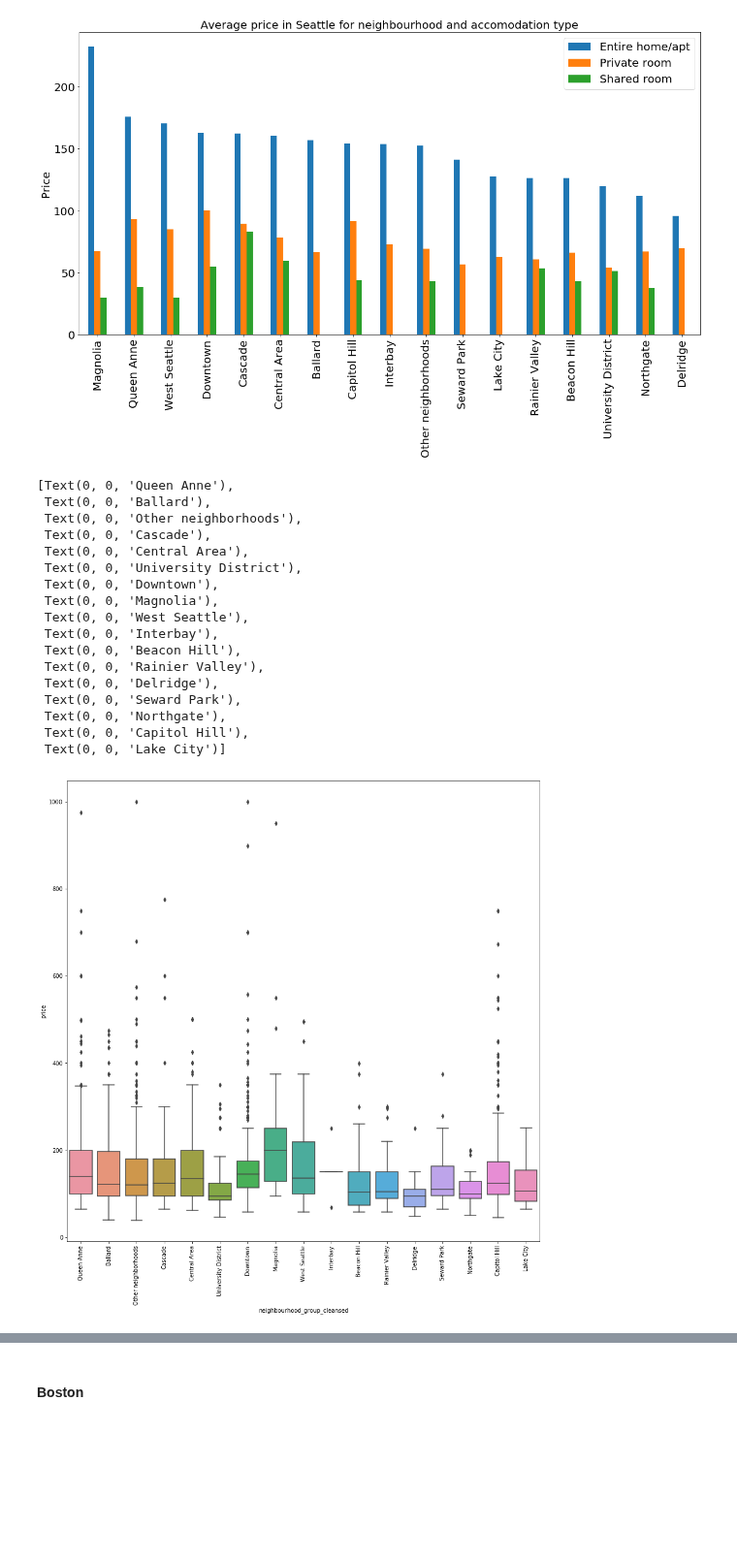
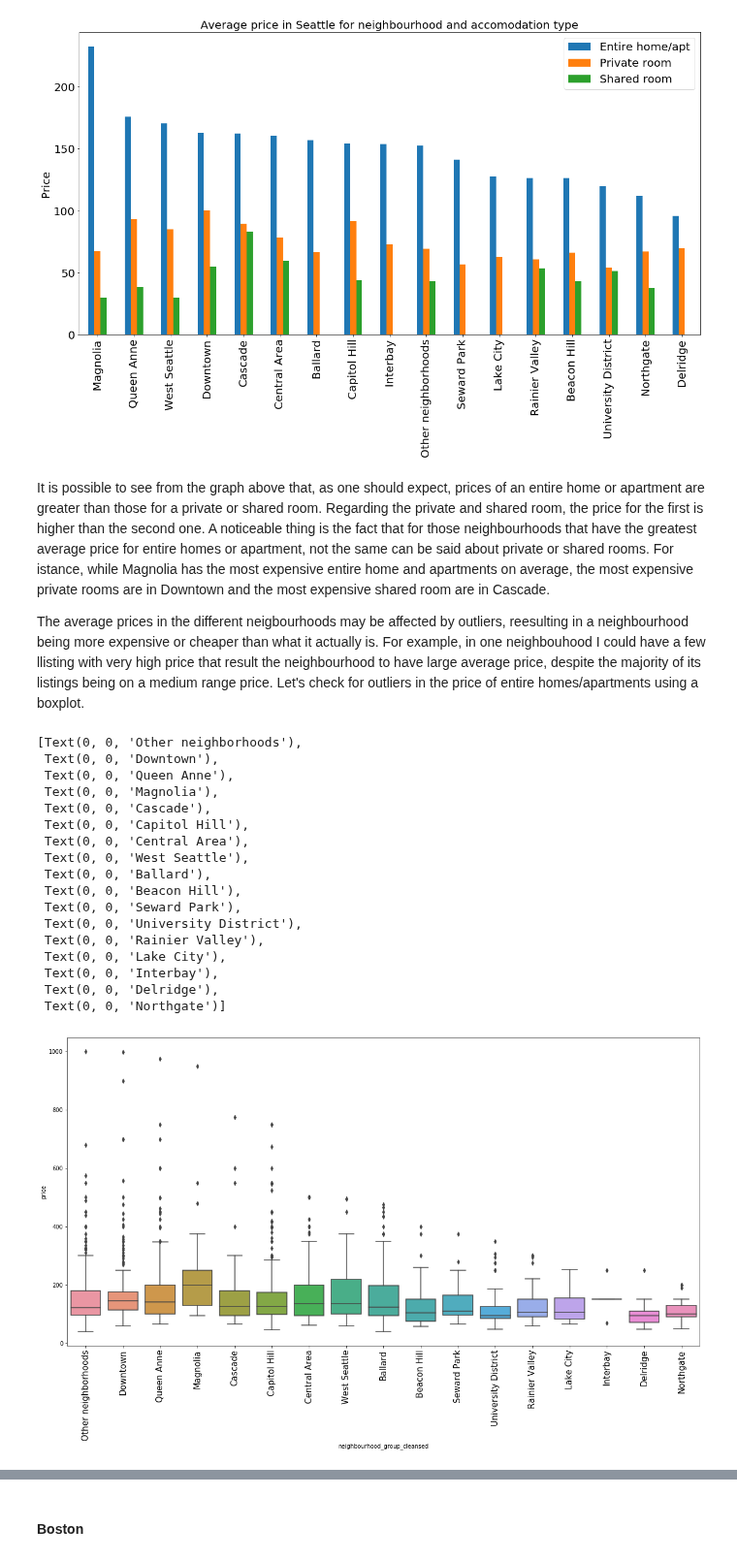
Before and after one commit to Duratorre/AirBnB-Data-Analysis, a Jupyter notebook: Analysis.ipynb, the cells around one changed output, grey strips where cells are left out. Shown at 97% size. Cells and saved outputs as stored; diff of their text form; code cells hidden in the pictures; blank space fills up the shorter version.

```diff
--- a/Analysis.ipynb
+++ b/Analysis.ipynb
@@ -392,32 +399,36 @@ plt.ylabel('Price', fontsize=20)
 # %% [output]
 Text(0, 0.5, 'Price')
 [figure]
+# %% [markdown]
+It is possible to see from the graph above that, as one should expect, prices of an entire home or apartment are greater than those for a private or shared room. Regarding the private and shared room, the price for the first is higher than the second one. A noticeable thing is the fact that for those neighbourhoods that have the greatest average price for entire homes or apartment, not the same can be said about private or shared rooms. For istance, while Magnolia has the most expensive entire home and apartments on average, the most expensive private rooms are in Downtown and the most expensive shared room are in Cascade.
+
+The average prices in the different neigbourhoods may be affected by outliers, reesulting in a neighbourhood being more expensive or cheaper than what it actually is. For example, in one neighbouhood I could have a few llisting with very high price that result the neighbourhood to have  large average price, despite the majority of its listings being on a medium range price. Let's check for outliers in the price of entire homes/apartments using a boxplot.
 # %%
-figure(figsize=(15,15))
+figure(figsize=(20,10))
 df_lis_box = df_lis_compare[df_lis_compare.room_type == 'Entire home/apt']
 #df_lis_box['neighbourhood'] = df_lis_box['neighbourhood_cleansed']
 
 ax = sns.boxplot(y='price', x='neighbourhood_group_cleansed',
-                 data=df_lis_box)
+                 data=df_lis_box.sort_values(by='price', ascending=False))
                  #palette="colorblind",
                  #hue='neighbourhood_cleansed')
-ax.set_xticklabels(ax.get_xticklabels(),rotation=90)
+ax.set_xticklabels(ax.get_xticklabels(), rotation=90, fontsize=15)
 # %% [output]
-[Text(0, 0, 'Queen Anne'),
+[Text(0, 0, 'Other neighborhoods'),
+ Text(0, 0, 'Downtown'),
+ Text(0, 0, 'Queen Anne'),
+ Text(0, 0, 'Magnolia'),
+ Text(0, 0, 'Cascade'),
+ Text(0, 0, 'Capitol Hill'),
+ Text(0, 0, 'Central Area'),
+ Text(0, 0, 'West Seattle'),
  Text(0, 0, 'Ballard'),
- Text(0, 0, 'Other neighborhoods'),
- Text(0, 0, 'Cascade'),
- Text(0, 0, 'Central Area'),
+ Text(0, 0, 'Beacon Hill'),
+ Text(0, 0, 'Seward Park'),
  Text(0, 0, 'University District'),
- Text(0, 0, 'Downtown'),
- Text(0, 0, 'Magnolia'),
- Text(0, 0, 'West Seattle'),
+ Text(0, 0, 'Rainier Valley'),
+ Text(0, 0, 'Lake City'),
  Text(0, 0, 'Interbay'),
- Text(0, 0, 'Beacon Hill'),
- Text(0, 0, 'Rainier Valley'),
  Text(0, 0, 'Delridge'),
- Text(0, 0, 'Seward Park'),
- Text(0, 0, 'Northgate'),
- Text(0, 0, 'Capitol Hill'),
- Text(0, 0, 'Lake City')]
+ Text(0, 0, 'Northgate')]
-[figure, old version]
+[figure, new version]
```
Also changed, not shown: parts of 31 cells of this notebook.
